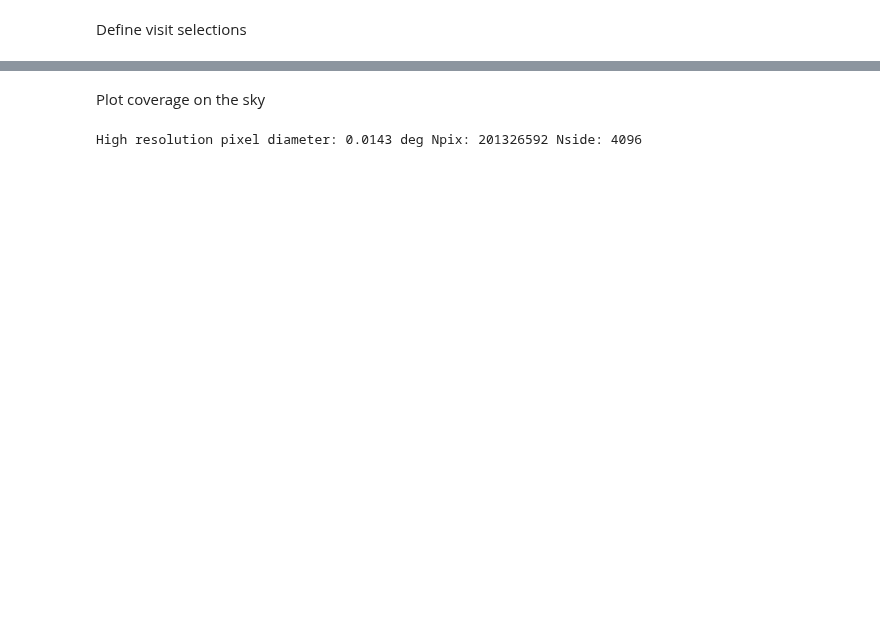
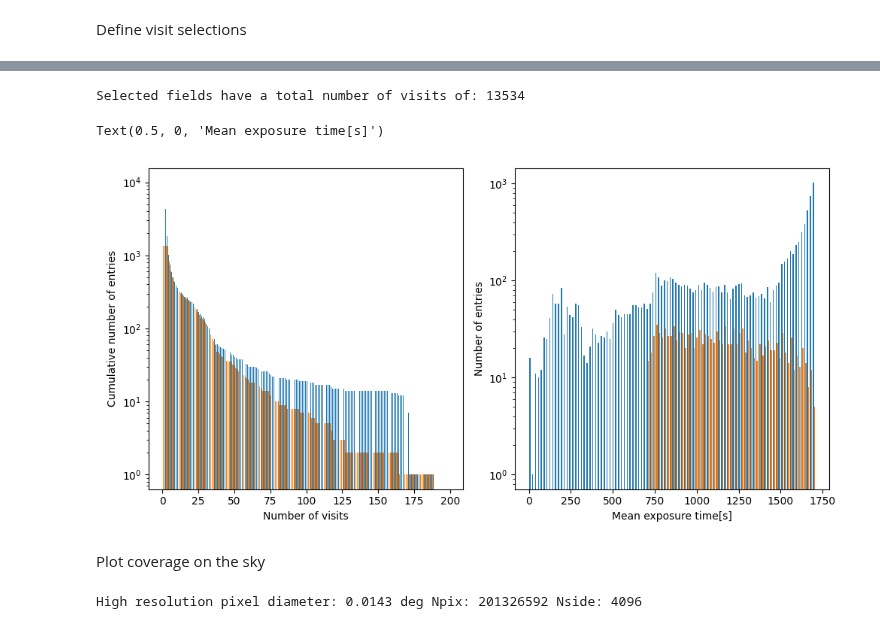
Before and after one commit to rbuehler/vasca, a Jupyter notebook: vasca/examples/query_GALEX.ipynb, the cells around one changed output, grey strips where cells are left out. Cells and saved outputs as stored; diff of their text form; code cells hidden in the pictures; blank space fills up the shorter version.

```diff
--- a/vasca/examples/query_GALEX.ipynb
+++ b/vasca/examples/query_GALEX.ipynb
@@ -77,8 +75,9 @@ sel_gal   = obs_pos.separation(sel_pos)<0.5*uu.deg
 
 # Choose selection to apply and print basic info
 sel       = sel_sur
-tt_sel    = tt_vis[sel]
-print(len(tt_sel),"visits in",len(unique(tt_sel, keys='ParentImgRunID')), "fields found")
+
+tt_vis_sel    = tt_vis[sel]
+print(len(tt_vis_sel),"visits in",len(unique(tt_vis_sel, keys='ParentImgRunID')), "fields found")
 
 # Plot visit exposure distribution
 # %% [output]
@@ -92,3 +96,25 @@ Table length=4
+# %%
+#Select fields
+sel_fd_nexptime = tt_fd["nexptime_mean"]>700
+sel_fd_nr_vis = tt_fd["nr_vis"]>2
+sel_fd = sel_fd_nexptime*sel_fd_nr_vis
+
+print("Selected fields have a total number of visits of:",tt_fd[sel_fd]["nr_vis"].sum())
+# %% [output]
+Selected fields have a total number of visits of: 13534
+# %%
+fig, axs = plt.subplots(1,2,tight_layout=True, figsize=(10, 5))
+hist = axs[0].hist([tt_fd["nr_vis"],tt_fd[sel_fd]["nr_vis"]], bins= range(0,200),cumulative=-1)
+axs[0].set_yscale("log")
+axs[0].set_ylabel("Cumulative number of entries")
+axs[0].set_xlabel("Number of visits")
+hist = axs[1].hist([tt_fd["nexptime_mean"],tt_fd[sel_fd]["nexptime_mean"]], bins= 100)
+axs[1].set_yscale("log")
+axs[1].set_ylabel("Number of entries")
+axs[1].set_xlabel("Mean exposure time[s]")
+# %% [output]
+Text(0.5, 0, 'Mean exposure time[s]')
+[figure, added]
 # %% [markdown]
 Plot coverage on the sky
 # %%
```
Also changed, not shown: parts of 4 cells of this notebook, 1 other file.
